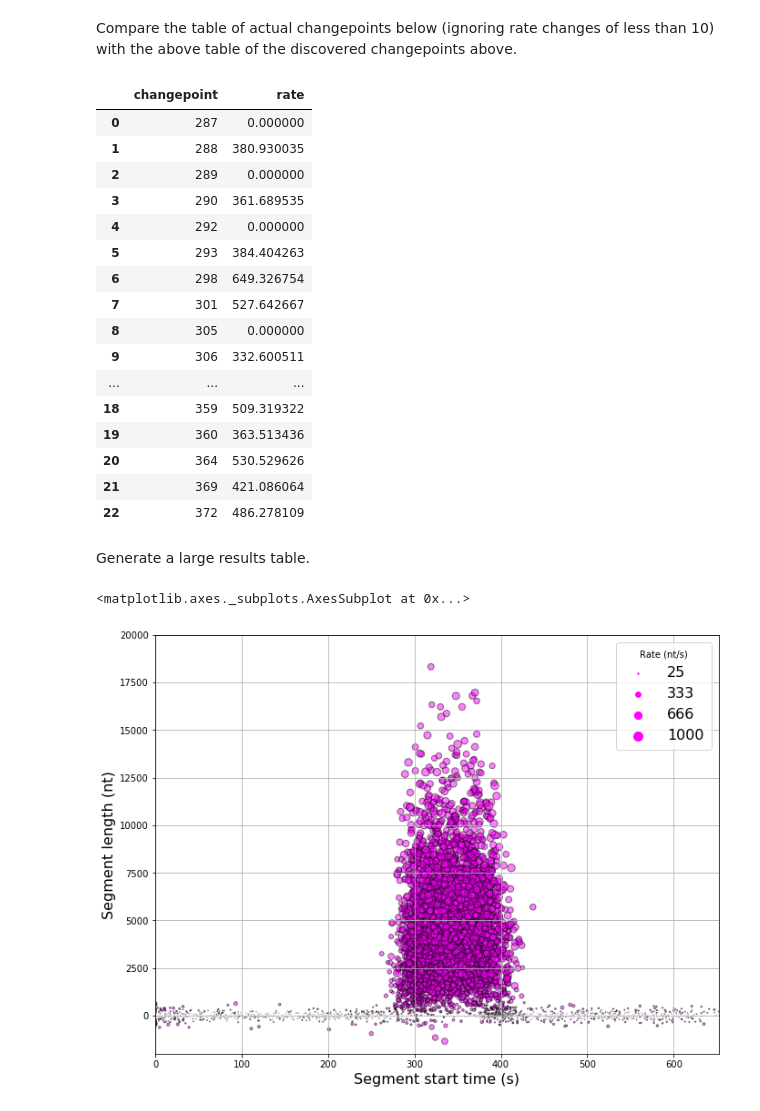
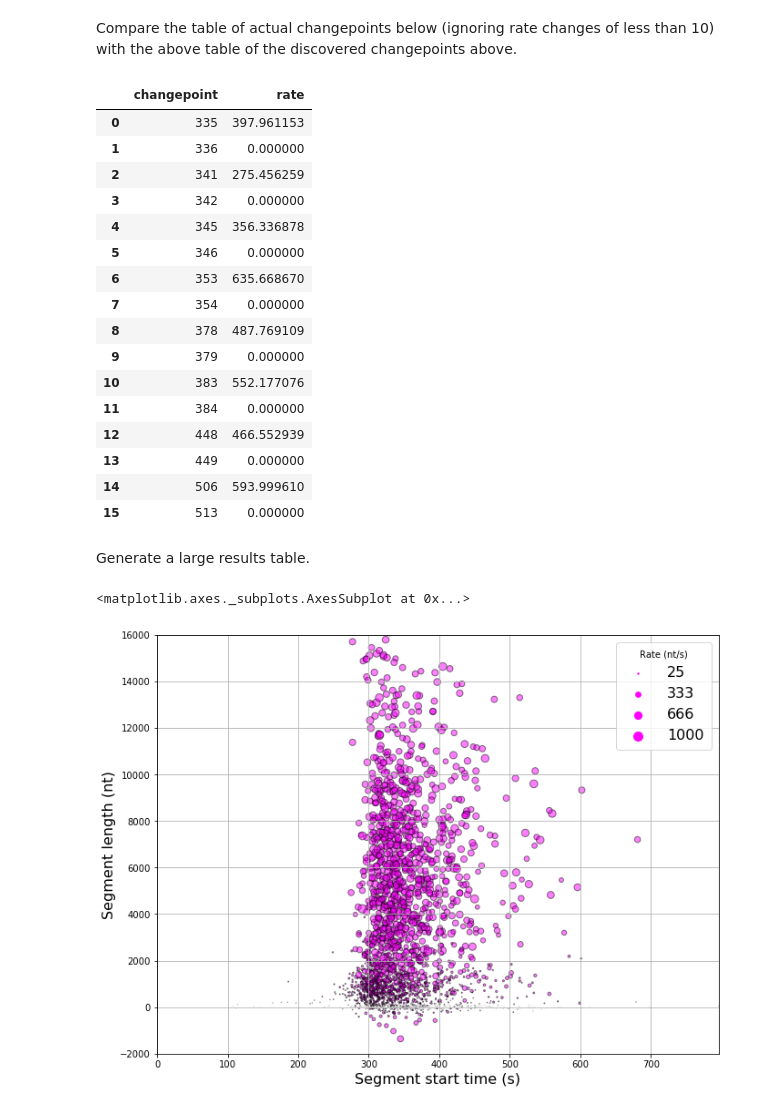
Before and after one commit to flynn949/beadpy, a Jupyter notebook: Trajectory_Simulator.ipynb, the cells around one changed output. Saved outputs shown, nothing was run; the diff lists cells and outputs as text; code cells hidden in the pictures.

Commit message:
Explained input in trajectory simulator

```diff
--- a/Trajectory_Simulator.ipynb
+++ b/Trajectory_Simulator.ipynb
@@ -78,45 +94,48 @@ Compare the table of actual changepoints below (ignoring rate changes of less th
 changepoints = []
 changepoint_values = []
 for i in test.time[1:]:
-    if abs(test.rate[i] - test.rate[i-1]) > 10:
+    if abs(test.rate[i] - test.rate[i-1]) > 50:
         changepoints.append(i)
-        changepoint_values.append(test.rate[i-1])
+        changepoint_values.append(test.rate[i])
 cpts = pd.DataFrame({'changepoint' : changepoints,
                     'rate' : changepoint_values})
 cpts
 # %% [output]
 |  | changepoint | rate |
-| 0 | 287 | 0.000000 |
-| 1 | 288 | 380.930035 |
-| 2 | 289 | 0.000000 |
-| 3 | 290 | 361.689535 |
-| 4 | 292 | 0.000000 |
-| 5 | 293 | 384.404263 |
-| 6 | 298 | 649.326754 |
-| 7 | 301 | 527.642667 |
-| 8 | 305 | 0.000000 |
-| 9 | 306 | 332.600511 |
-| ... | ... | ... |
-| 18 | 359 | 509.319322 |
-| 19 | 360 | 363.513436 |
-| 20 | 364 | 530.529626 |
-| 21 | 369 | 421.086064 |
-| 22 | 372 | 486.278109 |
+| 0 | 335 | 397.961153 |
+| 1 | 336 | 0.000000 |
+| 2 | 341 | 275.456259 |
+| 3 | 342 | 0.000000 |
+| 4 | 345 | 356.336878 |
+| 5 | 346 | 0.000000 |
+| 6 | 353 | 635.668670 |
+| 7 | 354 | 0.000000 |
+| 8 | 378 | 487.769109 |
+| 9 | 379 | 0.000000 |
+| 10 | 383 | 552.177076 |
+| 11 | 384 | 0.000000 |
+| 12 | 448 | 466.552939 |
+| 13 | 449 | 0.000000 |
+| 14 | 506 | 593.999610 |
+| 15 | 513 | 0.000000 |
 # %% [markdown]
 Generate a large results table.
 # %%
 results = pd.DataFrame()
-for j in range(0,500):
-    temp = trajectory_simulator(pre_duration = 300, pre_sigma = 10,
-                                                   mean_duration = 100, duration_sigma = 10,
-                                                   mean_rate = 450, rate_sigma = 150,
-                                                   noise_sigma = 200,
-                                                   pause_prob = 0.05,pause_duration_prob = 0.2, trajectory_number = j)
+for j in range(0,1000):
+    temp = trajectory_simulator(pre_duration = 300, post_duration = 500,
+                                pre_sigma = 10,
+                                mean_duration = 120,
+                                DNA_length = 15000,
+                                mean_rate = 450, rate_sigma = 150,
+                                noise_sigma = 200, noise_sigma_sigma=50,
+                                pause_prob = 0.001,pause_duration_prob = 0.95,
+                                trajectory_number = j)
     results = results.append(temp)
 # %%
-segments = beadpy.segment_finder(results, sigma = 100)
+segments = beadpy.segment_finder(results, method = 'auto', sigma_start=10, sigma_end=250)
 # %%
-beadpy.segmentplotter(segments,1000,-2000,20000, 1, 10)
+beadpy.segmentplotter(segments,1000,-2000,16000, 1, 10)
 # %% [output]
 <matplotlib.axes._subplots.AxesSubplot at 0x...>
-[figure, old version]
+[figure, new version]
```
Also changed, not shown: parts of 3 cells of this notebook.
